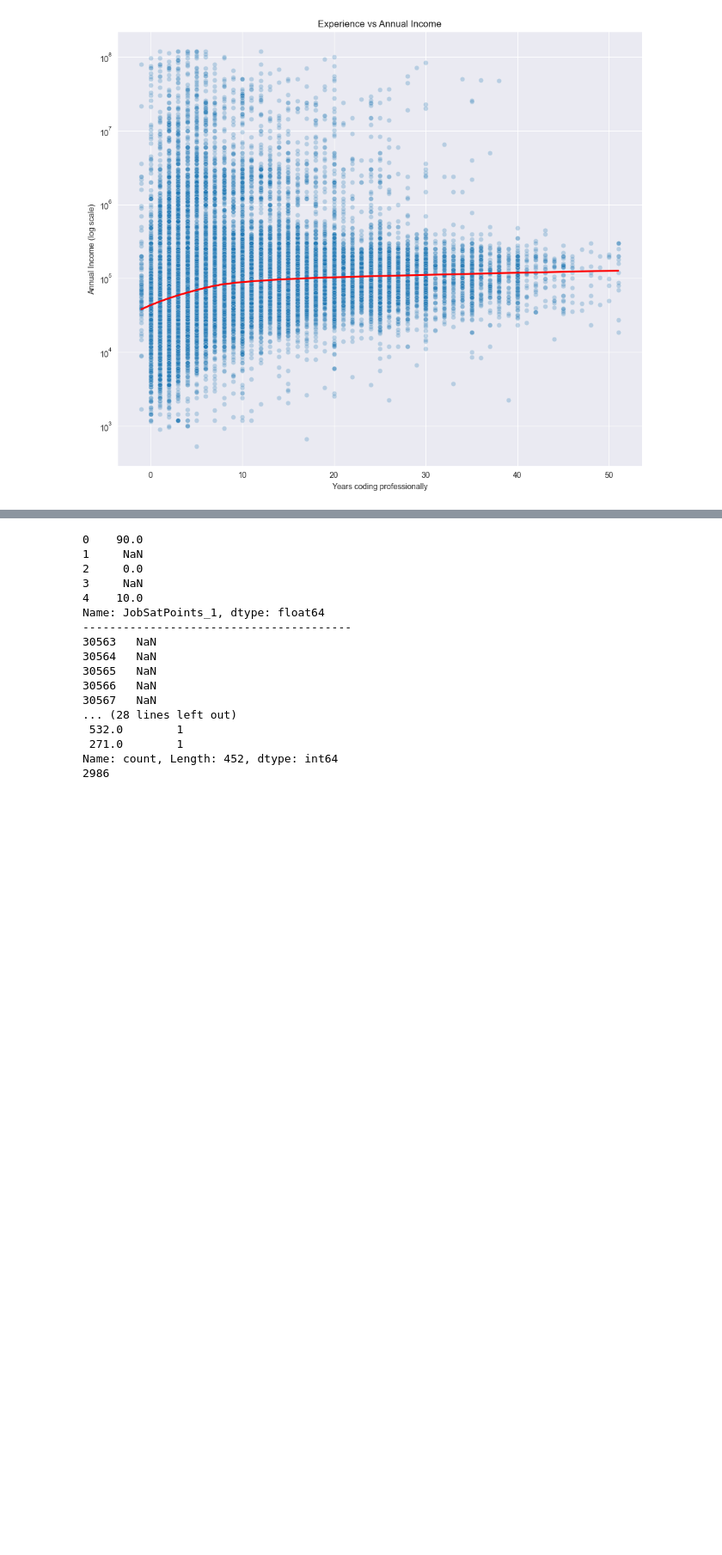
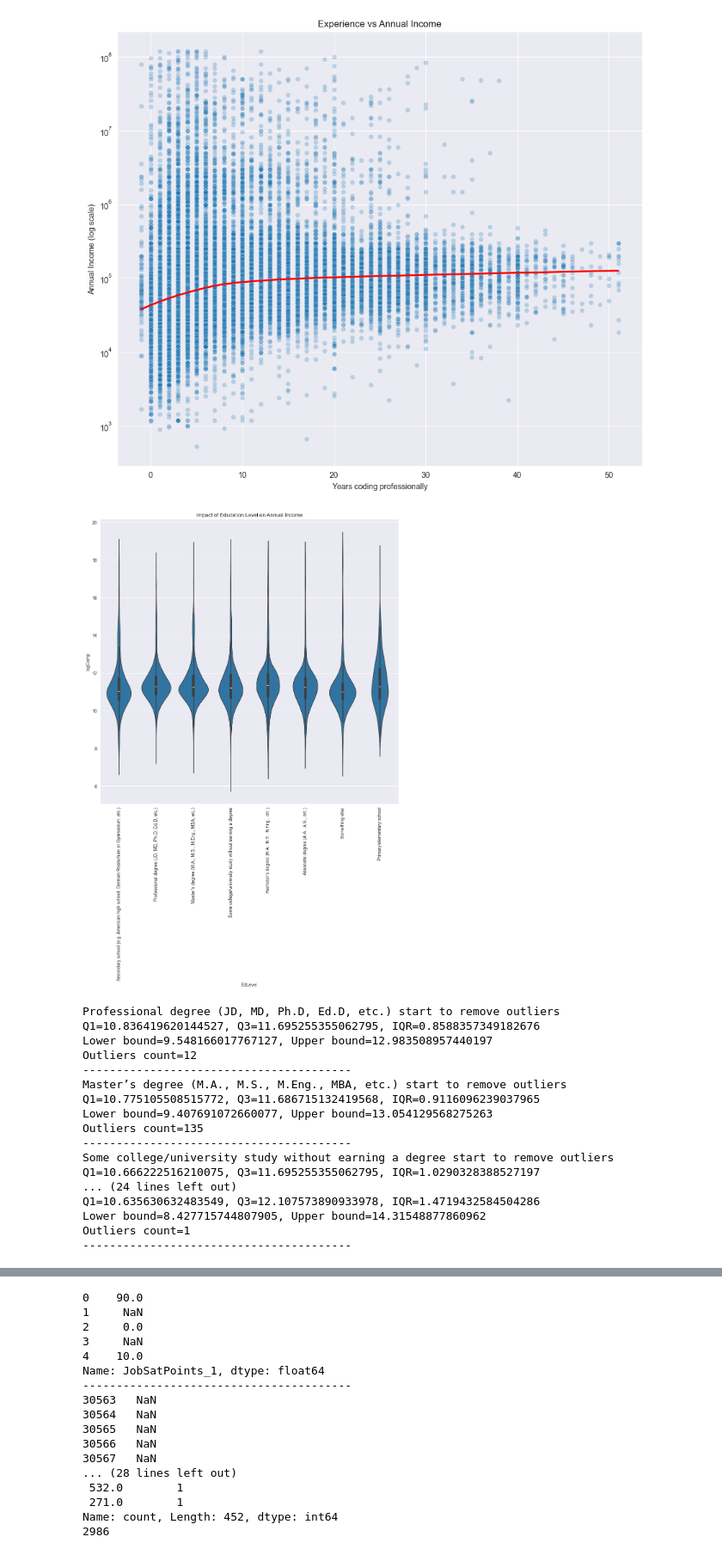
Before and after one commit to krsoy/AAU_Projects, a Jupyter notebook: m1_exam_oral.ipynb, the cells around one changed output, grey strips where cells are left out. Shown at 86% size. Saved outputs shown, nothing was run; the diff lists cells and outputs as text; code cells hidden in the pictures; blank space fills up the shorter version.

```diff
--- a/m1_exam_oral.ipynb
+++ b/m1_exam_oral.ipynb
@@ -136,7 +137,3 @@ I used to be a developer by profession, but no longer am
 Name: count, dtype: int64
 ----------------------------------------
 ****************************************
-# %%
-# it seems like a categorical data, let's see the unique values
-print(df['MainBranch'].value_counts())
-WaitForOneHotEncoder.append('MainBranch')
@@ -814,3 +802,52 @@ fig = px.choropleth(country_median, locations='Country', locationmode='country n
                     color_continuous_scale='thermal', title='Mean Annual Income by Country')
 fig.update_layout(height=500)
 fig.show()
+# %%
+# check the impact of education level on salary
+plt.figure(figsize=(10, 15))
+sns.violinplot(data=_tmp_df, x='EdLevel', y='logComp')
+plt.title('Impact of Education Level on Annual Income')
+plt.xticks(rotation=90)
+plt.tight_layout()
+plt.show()
+
+# so by ed level, there are some outliners, we need to remove them
+for edlevel in df.EdLevel.unique():
+    log_comp = df[df.EdLevel==edlevel]['CompTotal'].apply(lambda x: np.log1p(x))
+    Q1 = log_comp.quantile(0.25)
+    Q3 = log_comp.quantile(0.75)
+    IQR = Q3 - Q1
+
+    lower_bound = Q1 - 1.5 * IQR
+    upper_bound = Q3 + 1.5 * IQR
+
+    outliers = log_comp[(log_comp < lower_bound) | (log_comp > upper_bound)]
+    print(f'{edlevel} start to remove outliers')
+    print(f"Q1={Q1}, Q3={Q3}, IQR={IQR}")
+    print(f"Lower bound={lower_bound}, Upper bound={upper_bound}")
+    print(f"Outliers count={len(outliers)}")
+    print('-'*40)
+    # df = df.loc[(df['CompTotal'] >= 1000) & (df['CompTotal'] <= 500000)]
+    # print(df[['CompTotal']].describe())
+    # remove data using the outlier bounds' index
+    df = df.loc[~df.index.isin(outliers.index)]
+df.reset_index(inplace=True,drop=True)
+# %% [output]
+[figure, added]
+Professional degree (JD, MD, Ph.D, Ed.D, etc.) start to remove outliers
+Q1=10.836419620144527, Q3=11.695255355062795, IQR=0.8588357349182676
+Lower bound=9.548166017767127, Upper bound=12.983508957440197
+Outliers count=12
+----------------------------------------
+Master’s degree (M.A., M.S., M.Eng., MBA, etc.) start to remove outliers
+Q1=10.775105508515772, Q3=11.686715132419568, IQR=0.9116096239037965
+Lower bound=9.407691072660077, Upper bound=13.054129568275263
+Outliers count=135
+----------------------------------------
+Some college/university study without earning a degree start to remove outliers
+Q1=10.666222516210075, Q3=11.695255355062795, IQR=1.0290328388527197
+... (24 lines left out)
+Q1=10.635630632483549, Q3=12.107573890933978, IQR=1.4719432584504286
+Lower bound=8.427715744807905, Upper bound=14.31548877860962
+Outliers count=1
+----------------------------------------
```
Also changed, not shown: parts of 8 cells of this notebook.
